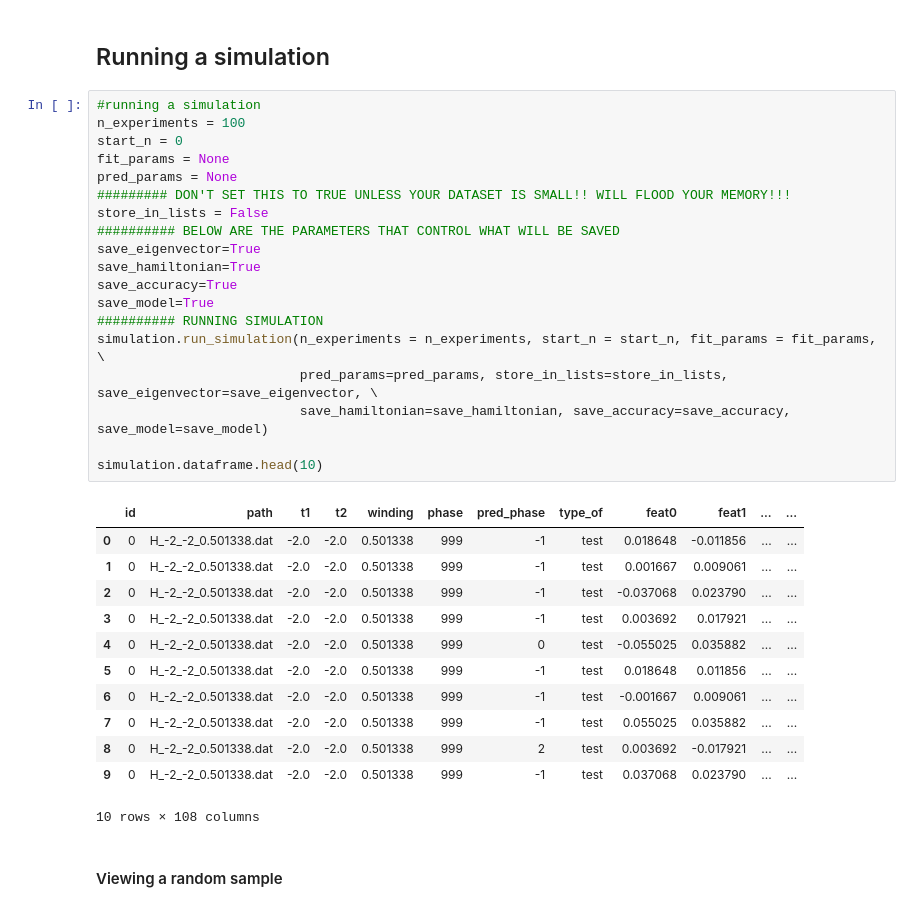
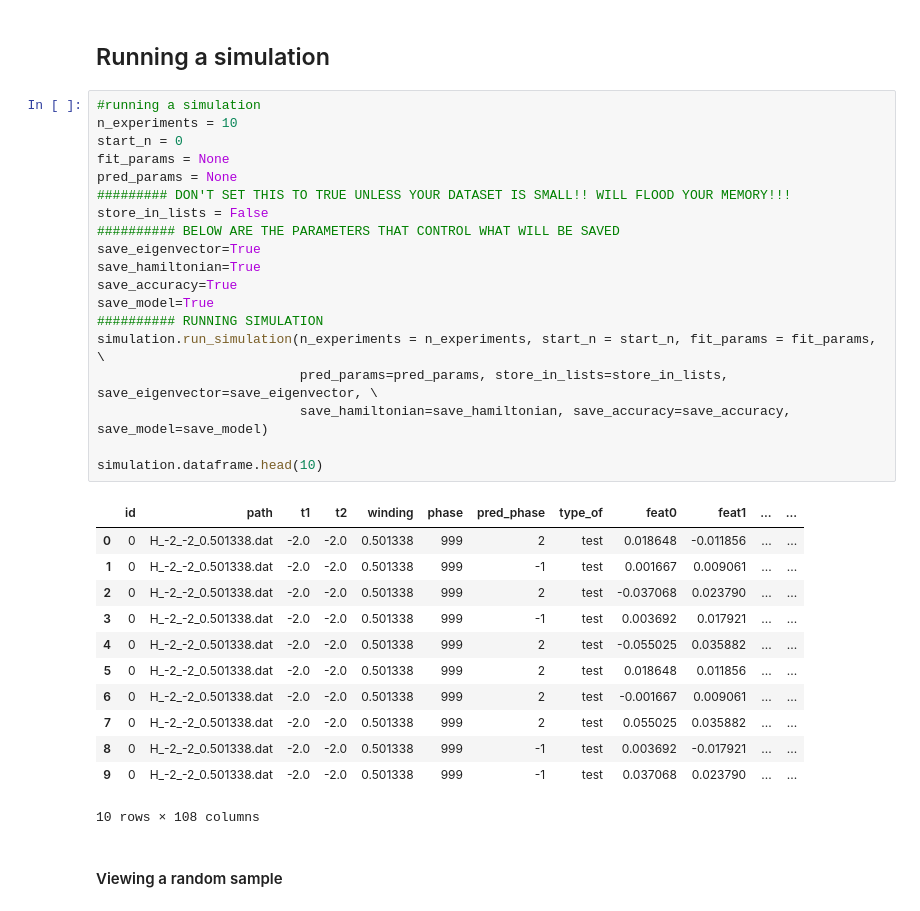
Before and after one commit to linneuholanda/ml_topological_phases_in_real_space, a Jupyter notebook: run_simulation_second_neighbours_open_6561_50.ipynb, the cells around one changed output. Cells and saved outputs as stored; diff of their text form.

```diff
--- a/run_simulation_second_neighbours_open_6561_50.ipynb
+++ b/run_simulation_second_neighbours_open_6561_50.ipynb
@@ -119,34 +119,34 @@ test ids:  [0, 1, 2, 3, 4, 5, 6, 7, 8, 9, 10, 11, 12, 40, 81, 82, 83, 84, 85, 86
 ## Running a simulation
 # %%
 #running a simulation
-n_experiments = 100
+n_experiments = 10
 start_n = 0
 fit_params = None
 pred_params = None
 ######### DON'T SET THIS TO TRUE UNLESS YOUR DATASET IS SMALL!! WILL FLOOD YOUR MEMORY!!!
 store_in_lists = False
 ########## BELOW ARE THE PARAMETERS THAT CONTROL WHAT WILL BE SAVED
 save_eigenvector=True
 save_hamiltonian=True
 save_accuracy=True
 save_model=True
 ########## RUNNING SIMULATION
 simulation.run_simulation(n_experiments = n_experiments, start_n = start_n, fit_params = fit_params, \
                           pred_params=pred_params, store_in_lists=store_in_lists, save_eigenvector=save_eigenvector, \
                           save_hamiltonian=save_hamiltonian, save_accuracy=save_accuracy, save_model=save_model)
 
 simulation.dataframe.head(10)
 # %% [output]
 |  | id | path | t1 | t2 | winding | phase | pred_phase | type_of | feat0 | feat1 | ... | ... |
-| 0 | 0 | H_-2_-2_0.501338.dat | -2.0 | -2.0 | 0.501338 | 999 | -1 | test | 0.018648 | -0.011856 | ... | ... |
+| 0 | 0 | H_-2_-2_0.501338.dat | -2.0 | -2.0 | 0.501338 | 999 | 2 | test | 0.018648 | -0.011856 | ... | ... |
 | 1 | 0 | H_-2_-2_0.501338.dat | -2.0 | -2.0 | 0.501338 | 999 | -1 | test | 0.001667 | 0.009061 | ... | ... |
-| 2 | 0 | H_-2_-2_0.501338.dat | -2.0 | -2.0 | 0.501338 | 999 | -1 | test | -0.037068 | 0.023790 | ... | ... |
+| 2 | 0 | H_-2_-2_0.501338.dat | -2.0 | -2.0 | 0.501338 | 999 | 2 | test | -0.037068 | 0.023790 | ... | ... |
 | 3 | 0 | H_-2_-2_0.501338.dat | -2.0 | -2.0 | 0.501338 | 999 | -1 | test | 0.003692 | 0.017921 | ... | ... |
-| 4 | 0 | H_-2_-2_0.501338.dat | -2.0 | -2.0 | 0.501338 | 999 | 0 | test | -0.055025 | 0.035882 | ... | ... |
-| 5 | 0 | H_-2_-2_0.501338.dat | -2.0 | -2.0 | 0.501338 | 999 | -1 | test | 0.018648 | 0.011856 | ... | ... |
-| 6 | 0 | H_-2_-2_0.501338.dat | -2.0 | -2.0 | 0.501338 | 999 | -1 | test | -0.001667 | 0.009061 | ... | ... |
-| 7 | 0 | H_-2_-2_0.501338.dat | -2.0 | -2.0 | 0.501338 | 999 | -1 | test | 0.055025 | 0.035882 | ... | ... |
-| 8 | 0 | H_-2_-2_0.501338.dat | -2.0 | -2.0 | 0.501338 | 999 | 2 | test | 0.003692 | -0.017921 | ... | ... |
+| 4 | 0 | H_-2_-2_0.501338.dat | -2.0 | -2.0 | 0.501338 | 999 | 2 | test | -0.055025 | 0.035882 | ... | ... |
+| 5 | 0 | H_-2_-2_0.501338.dat | -2.0 | -2.0 | 0.501338 | 999 | 2 | test | 0.018648 | 0.011856 | ... | ... |
+| 6 | 0 | H_-2_-2_0.501338.dat | -2.0 | -2.0 | 0.501338 | 999 | 2 | test | -0.001667 | 0.009061 | ... | ... |
+| 7 | 0 | H_-2_-2_0.501338.dat | -2.0 | -2.0 | 0.501338 | 999 | 2 | test | 0.055025 | 0.035882 | ... | ... |
+| 8 | 0 | H_-2_-2_0.501338.dat | -2.0 | -2.0 | 0.501338 | 999 | -1 | test | 0.003692 | -0.017921 | ... | ... |
 | 9 | 0 | H_-2_-2_0.501338.dat | -2.0 | -2.0 | 0.501338 | 999 | -1 | test | 0.037068 | 0.023790 | ... | ... |
 10 rows × 108 columns
 # %% [markdown]
```
Also changed, not shown: parts of 7 cells of this notebook, 2 other files.
